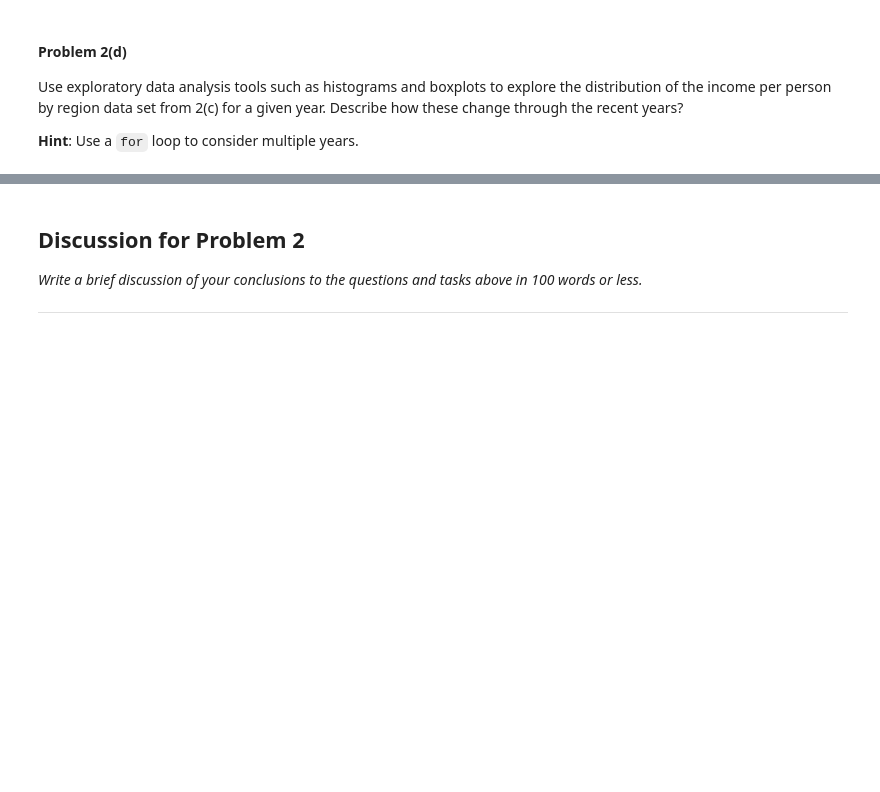
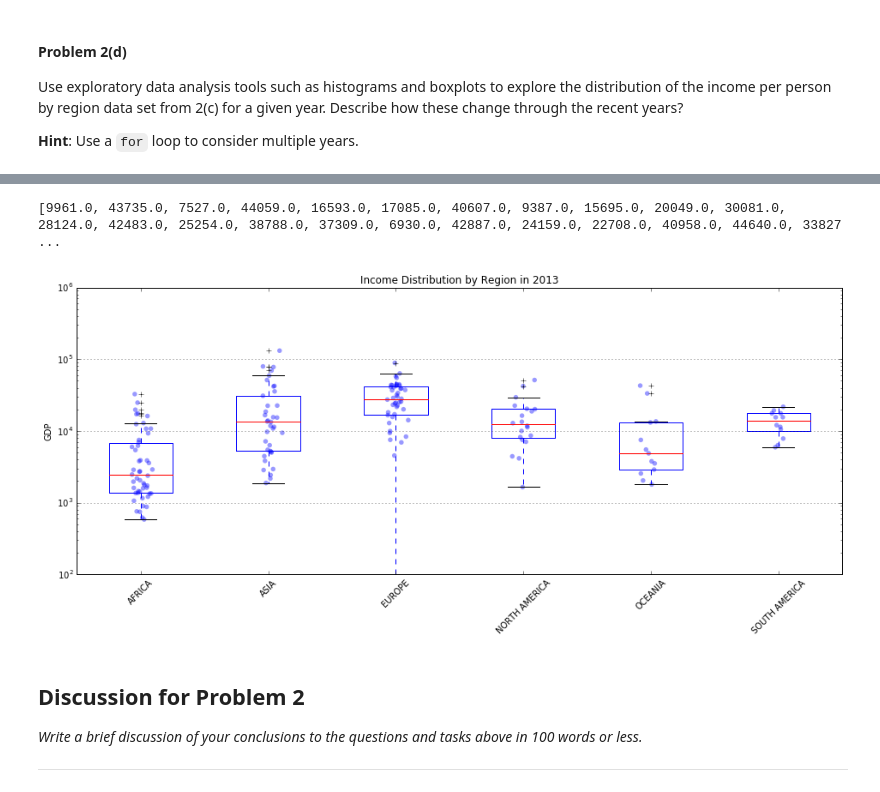
Before and after one commit to anshullahoti/Intro-Data-Science, a Jupyter notebook: Unit1/Homework1/Brandon-Chin-HW1-Prob2.ipynb, the cells around one changed output, grey strips where cells are left out. Saved outputs shown, nothing was run; the diff lists cells and outputs as text; code cells hidden in the pictures; blank space fills up the shorter version.

```diff
--- a/Unit1/Homework1/Brandon-Chin-HW1-Prob2.ipynb
+++ b/Unit1/Homework1/Brandon-Chin-HW1-Prob2.ipynb
@@ -197,3 +198,33 @@ for year in range(1999, 2004):
+# %%
+def GDP_scat_dist(year):
+    data_year_df = mergeByYear(year)
+    regions = list(data_year_df['Region'].unique())
+
+    plt.figure(figsize=(16,6))
+
+    incomes_by_region = []
+    index = 1
+    for region in regions:
+        region_income = list(data_year_df[data_year_df['Region']==region]['Income'])
+        incomes_by_region.append(region_income)
+        pos = np.random.normal(index, 0.04, size=len(region_income))
+        plt.scatter(pos, region_income, c='blue', s=30, alpha=0.4, edgecolors='none')
+        index = index + 1
+
+    plt.boxplot(incomes_by_region)
+
+    plt.gca().yaxis.grid(True)
+    plt.ylim(10**2, 10**6)
+    plt.xticks(range(1, len(regions)+1), regions, rotation=45)
+    plt.yscale('log')
+    plt.title('Income Distribution by Region in '+str(year))
+    plt.ylabel('GDP')
+    plt.show()
+
+GDP_scat_dist(2013)
+# %% [output]
+[9961.0, 43735.0, 7527.0, 44059.0, 16593.0, 17085.0, 40607.0, 9387.0, 15695.0, 20049.0, 30081.0, 28124.0, 42483.0, 25254.0, 38788.0, 37309.0, 6930.0, 42887.0, 24159.0, 22708.0, 40958.0, 44640.0, 33827 ...
+[figure, added]
 # %% [markdown]
 ## Discussion for Problem 2
 
```
Also changed, not shown: parts of 2 cells of this notebook.
